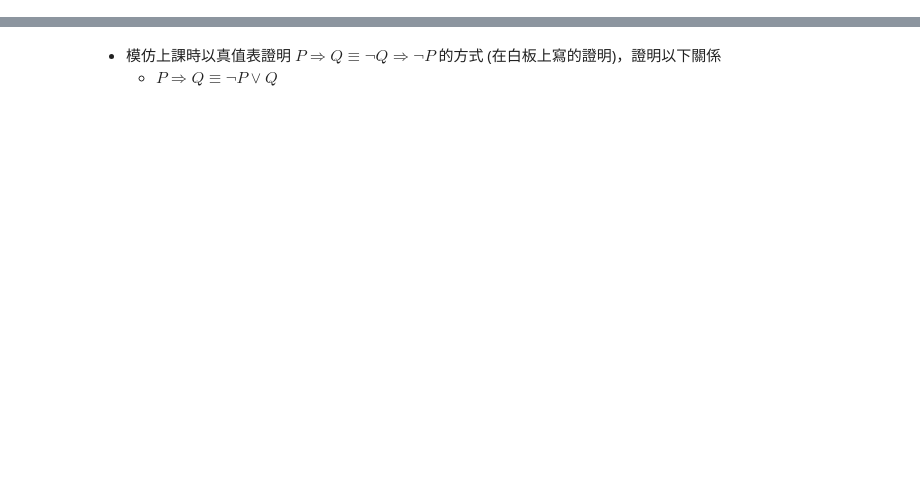
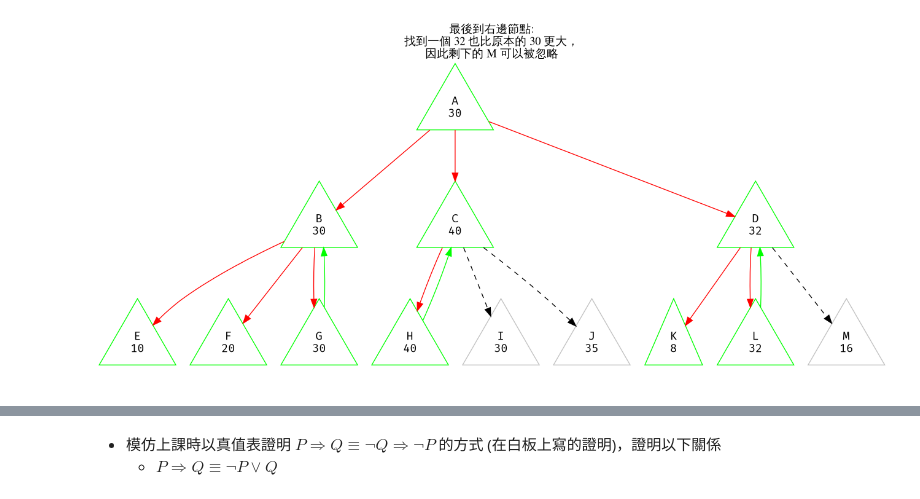
Before and after one commit to cchuang1024/nccu-ai-2019s, a Jupyter notebook: week-06.ipynb, the cells around one changed output, grey strips where cells are left out. Cells and saved outputs as stored; diff of their text form; code cells hidden in the pictures; blank space fills up the shorter version.

```diff
--- a/week-06.ipynb
+++ b/week-06.ipynb
@@ -7,0 +134,43 @@
+# %%
+digraph {
+    labelloc = "t"
+    labelfontname = "文泉驛微米黑"
+    label = "最後到右邊節點:\n找到一個 32 也比原本的 30 更大，\n因此剩下的 M 可以被忽略"
+
+    node [fontname="Fira Mono"]
+
+    A[shape=triangle, label="A\n30", color=green]
+
+    B[shape=triangle, label="B\n30", color=green]
+    C[shape=triangle, label="C\n40", color=green]
+    D[shape=triangle, label="D\n32", color=green]
+
+    A->B[color=red]
+    A->C[color=red]
+    A->D[color=red]
+
+    E[shape=triangle, label="E\n10", color=green]
+    F[shape=triangle, label="F\n20", color=green]
+    G[shape=triangle, label="G\n30", color=green]
+    H[shape=triangle, label="H\n40", color=green]
+    I[shape=triangle, label="I\n30", color=gray]
+    J[shape=triangle, label="J\n35", color=gray]
+    K[shape=triangle, label="K\n8", color=green]
+    L[shape=triangle, label="L\n32", color=green]
+    M[shape=triangle, label="M\n16", color=gray]
+
+    B->E[color=red]
+    B->F[color=red]
+    B->G[color=red]
+    G->B[color=green]
+    C->H[color=red]
+    H->C[color=green]
+    C->I[style=dashed]
+    C->J[style=dashed]
+    D->K[color=red]
+    D->L[color=red]
+    L->D[color=green]
+    D->M[style=dashed]
+}
+# %% [output]
+[figure, added]
```
Also changed, not shown: parts of 13 cells of this notebook, 1 other file.
